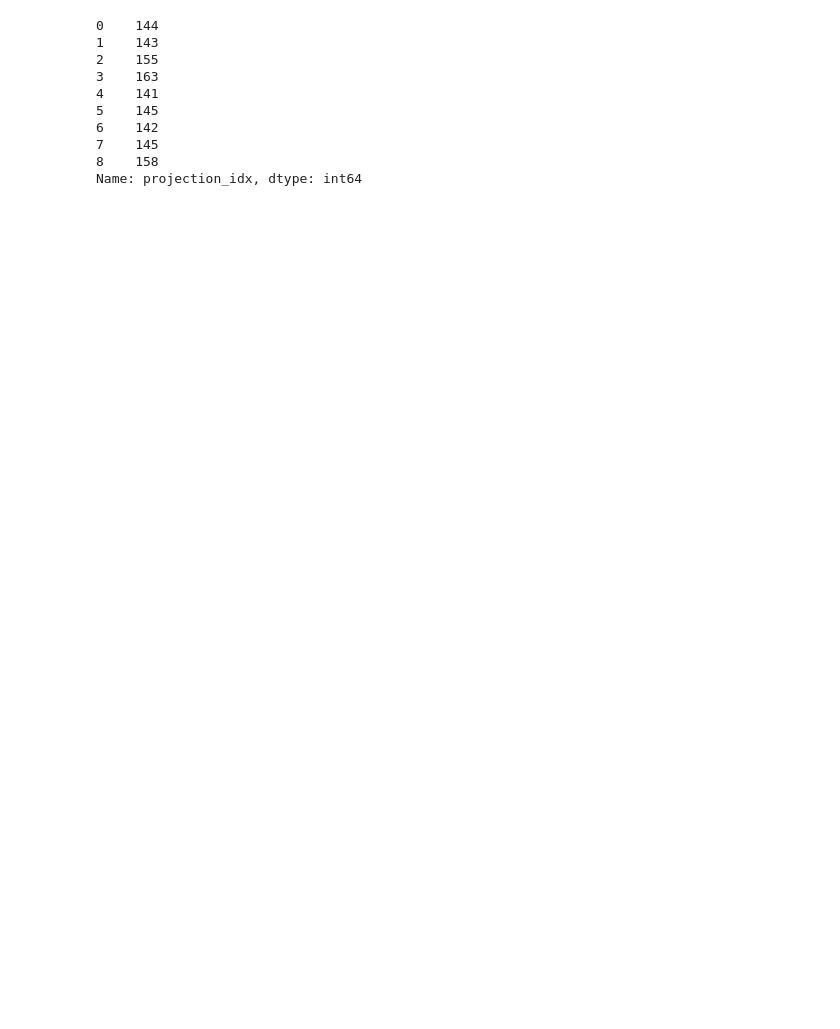
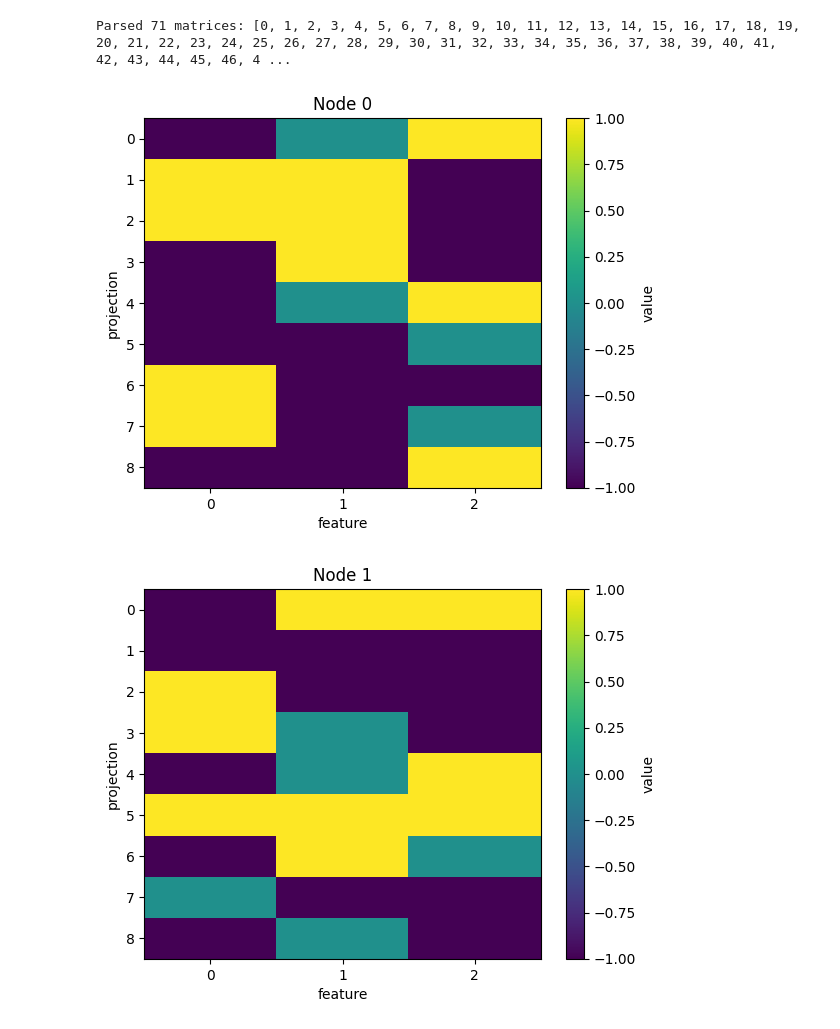
Before and after one commit to ariellubonja/ydf-scaling-experiments, a Jupyter notebook: src/parse_ydf_projection_matrices.ipynb, the cells around one changed output. Cells and saved outputs as stored; diff of their text form; code cells hidden in the pictures; blank space fills up the shorter version.

Commit message:
New and improved projection matrices

```diff
--- a/src/parse_ydf_projection_matrices.ipynb
+++ b/src/parse_ydf_projection_matrices.ipynb
@@ -1,22 +1,68 @@
 # %%
-import pandas as pd
+import re
+from pathlib import Path
+import numpy as np
+import matplotlib.pyplot as plt
 
-# Load CSV
-df = pd.read_csv("../results/ydf_projection_matrices/projection_matrix_haberman.csv")
+# ------------------------------------------------------------------
+# CONFIG – either give a path, or set FILE = "" and paste the text
+# ------------------------------------------------------------------
+FILE = "/Users/ariellubonja/prog/randals_lab/oblique_forest_scaling_experiments/oblique_forest_scaling_experiments/results/ydf_projection_matrices/projection_matrices_haberman.txt"   # <‑‑ path to your dump
+RAW_TEXT = ""                  # leave blank to read from FILE
 
-# Count entries per unique projection_idx
-counts = df['projection_idx'].value_counts().sort_index()
+# ------------------------------------------------------------------
+# 1.  Load the text
+# ------------------------------------------------------------------
+if RAW_TEXT:
+    text = RAW_TEXT
+else:
+    text = Path(FILE).read_text()
 
-# Display the result
-print(counts)
+# ------------------------------------------------------------------
+# 2.  Parse every 9×3 projection matrix from each “Node X” block
+# ------------------------------------------------------------------
+def parse_matrices(text: str):
+    """
+    Returns {node_id: np.ndarray shape (9,3)} for every node found.
+    Assumes each block starts with ‘Node N | …’ and contains exactly
+    nine lines that start with ‘proj’.
+    """
+    matrices = {}
+    pattern = re.compile(r"Node (\d+).*?(?=Node \d+|$)", re.S)
+    for block in pattern.finditer(text):
+        node_id = int(block.group(1))
+        rows = []
+        for line in block.group(0).splitlines():
+            line = line.strip()
+            if line.startswith("proj"):
+                # tokens: proj, idx, col0, col1, col2
+                tokens = line.split()
+                rows.append(list(map(int, tokens[2:5])))
+        if len(rows) == 9:
+            matrices[node_id] = np.asarray(rows, dtype=int)
+    return matrices
+
+matrices = parse_matrices(text)
+
+print(f"Parsed {len(matrices)} matrices:", list(matrices.keys()))
+
+# ------------------------------------------------------------------
+# 3.  Plot each 9×3 matrix as its own heat‑map figure
+# ------------------------------------------------------------------
+for node, mat in matrices.items():
+    plt.figure()
+    plt.imshow(mat, aspect="auto")
+    plt.title(f"Node {node}")
+    plt.colorbar(label="value")
+    plt.xlabel("feature")
+    plt.ylabel("projection")
+    plt.xticks(range(mat.shape[1]))
+    plt.yticks(range(mat.shape[0]))
+plt.show()
+
+# matrices is now a dict you can use later:
+# e.g.  matrices[0]  -> numpy array for Node 0
 # %% [output]
-0    144
-1    143
-2    155
-3    163
-4    141
-5    145
-6    142
-7    145
-8    158
-Name: projection_idx, dtype: int64
+Parsed 71 matrices: [0, 1, 2, 3, 4, 5, 6, 7, 8, 9, 10, 11, 12, 13, 14, 15, 16, 17, 18, 19, 20, 21, 22, 23, 24, 25, 26, 27, 28, 29, 30, 31, 32, 33, 34, 35, 36, 37, 38, 39, 40, 41, 42, 43, 44, 45, 46, 4 ...
+[figure, added]
+[figure, added]
```
Also changed, not shown: parts of 2 cells of this notebook, 3 other files.
